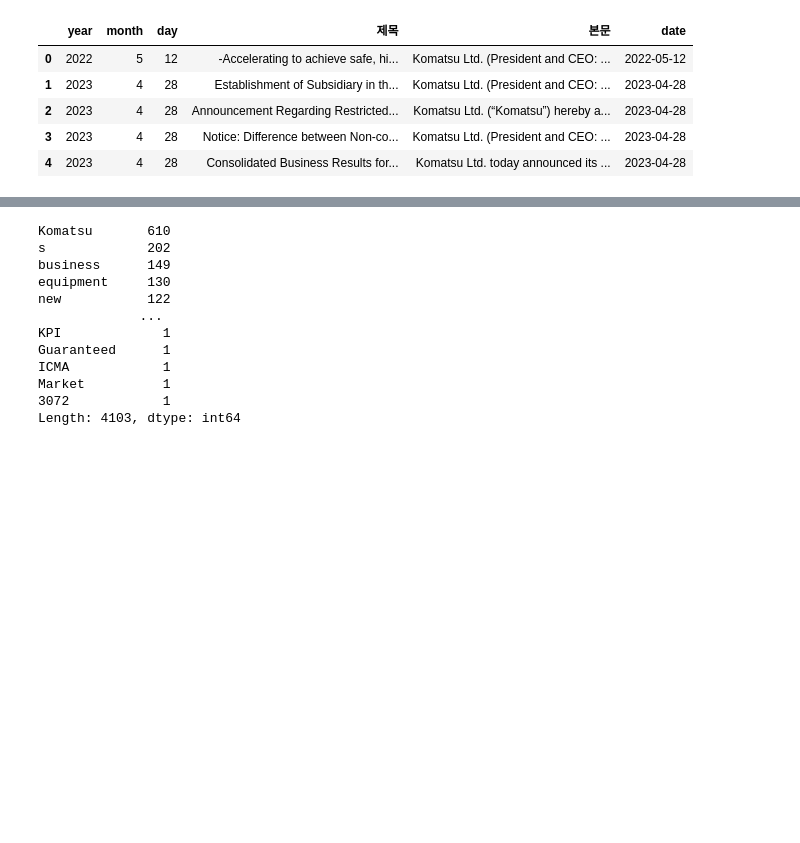
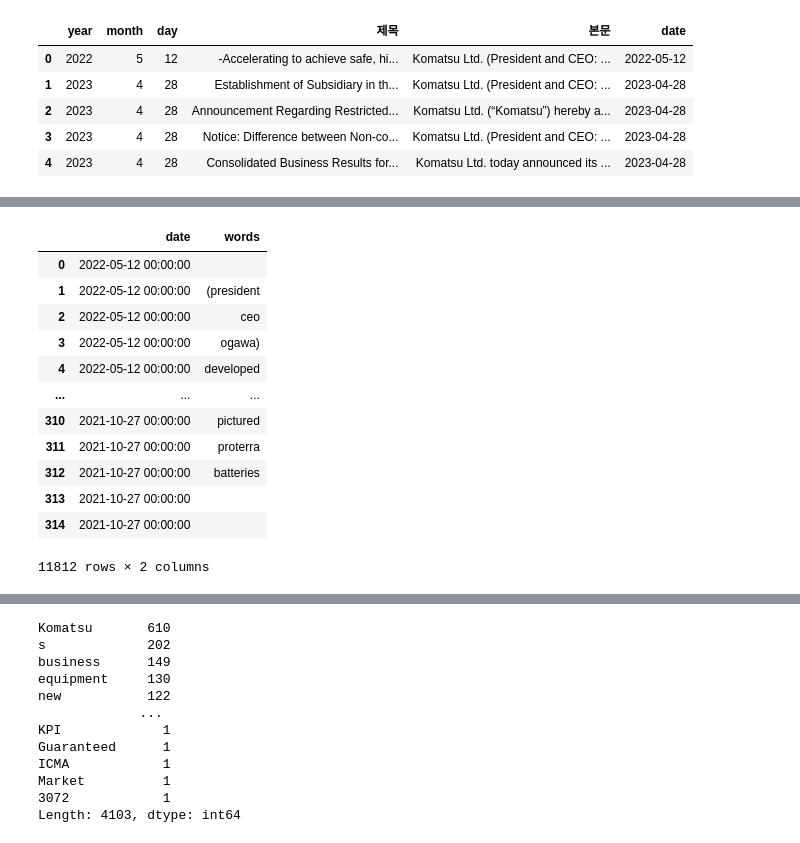
Before and after one commit to CE-MarketSensing/ConstructionEquipment, a Jupyter notebook: EDA/komatsu.ipynb, the cells around one changed output, grey strips where cells are left out. Cells and saved outputs as stored; diff of their text form; code cells hidden in the pictures; blank space fills up the shorter version.

```diff
--- a/EDA/komatsu.ipynb
+++ b/EDA/komatsu.ipynb
@@ -104,4 +197,4 @@ def stop_words_out_list(words):
 # %%
-df["sentenses"] = df["본문"].map(lambda x : x.split(". "))
-df["sentenses"].tail(1)
+df["sentenses"] = df["본문_low"].map(lambda x : str(x).split(". "))
+df["sentenses"].tail(10)
 # %% [output]
@@ -109,5 +211,5 @@ df["sentenses"].tail(1)
 Name: sentenses, dtype: object
 # %%
-df["words"] = df["본문"].replace("\.|\,|:", "", regex=True).map(lambda x : x.split(" "))
+df["words"] = df["본문_low"].replace("\.|\,|:", "", regex=True).map(lambda x : str(x).split(" "))
 df["words"][:10]
 # %% [output]
@@ -124,7 +226,7 @@ df["words"][:10]
 Name: words, dtype: object
 # %%
 df["clear_words"] = df["words"].apply(stop_words_out_list)
-df["title_words"] = df["제목"].map(lambda x: x.split())
+df["title_words"] = df["제목_low"].map(lambda x: x.split())
 df["clear_title_words"] = df["title_words"].apply(stop_words_out_list)
 df.tail()
 # %% [output]
@@ -163,0 +266,27 @@ plt.imshow(wc.generate(text1))
+# %%
+#날짜별 단어로 쪼개기
+def label_date(df):
+    result = pd.DataFrame(columns=["date", "words"])
+    for i in range(len(df)):
+        temp = pd.DataFrame(df.iloc[i]["clear_words"], columns=["words"])
+        temp["date"] = df.iloc[i]["date"]
+        result = pd.concat([result, temp])
+
+    return result
+# %%
+dw = label_date(df[["date","clear_words"]])
+dw
+# %% [output]
+|  | date | words |
+| 0 | 2022-05-12 00:00:00 |  |
+| 1 | 2022-05-12 00:00:00 | (president |
+| 2 | 2022-05-12 00:00:00 | ceo |
+| 3 | 2022-05-12 00:00:00 | ogawa) |
+| 4 | 2022-05-12 00:00:00 | developed |
+| ... | ... | ... |
+| 310 | 2021-10-27 00:00:00 | pictured |
+| 311 | 2021-10-27 00:00:00 | proterra |
+| 312 | 2021-10-27 00:00:00 | batteries |
+| 313 | 2021-10-27 00:00:00 |  |
+| 314 | 2021-10-27 00:00:00 |  |
+11812 rows × 2 columns
```
Also changed, not shown: parts of 35 cells of this notebook.
